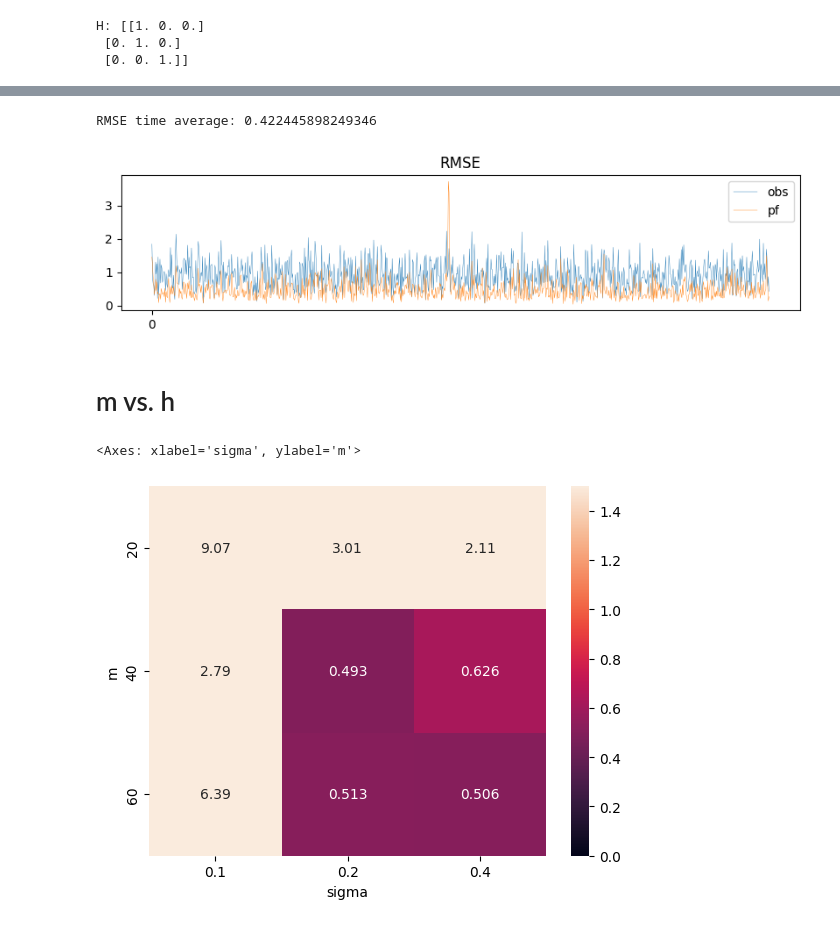
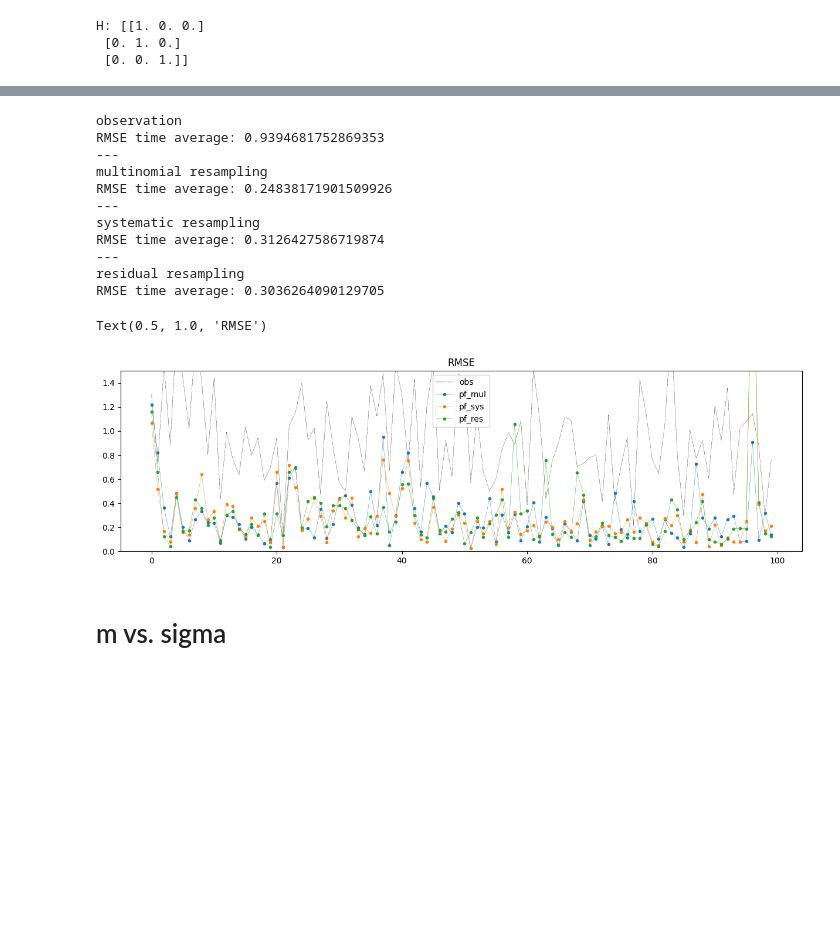
Before and after one commit to KotaTakeda/da_py, a Jupyter notebook: examples/l63_pf.ipynb, the cells around one changed output, grey strips where cells are left out. Drawn from its saved outputs; the diff is of its cells as text; code cells hidden in the pictures; blank space fills up the shorter version.

Commit message:
update resampling methods

```diff
--- a/examples/l63_pf.ipynb
+++ b/examples/l63_pf.ipynb
@@ -109,22 +137,36 @@ x_assim = pf.x
-# %%
-# plot rmse
-vis_per = 1
-fig, ax = plt.subplots(figsize=(10, 2))
-plot_loss(x_true[:end_step:vis_per]@H.T, y[:end_step:vis_per], loss_rms, ax=ax, label='obs', lw=0.3)
-plot_loss(x_true[:end_step:vis_per], x_assim[:end_step:vis_per], loss_rms, ax=ax, label='pf', lw=0.3)
-# plt.plot(np.sqrt(pf.trP), lw=0.3, label='trP')
-ax.legend()
-# ax.set_ylim([0,5])
-ax.set_title("RMSE")
-ax.set_xticks(np.arange(0, len(x_true[:end_step:vis_per]), len(x_true[:end_step:vis_per])//vis_per))
-ax.set_xticklabels(np.arange(0, end_step, end_step//vis_per))
-print("RMSE time average:", loss_rms(x_true[:end_step], x_assim)[len(x_assim)//4*3:].mean())
-# print("RMSE time average:", loss_rms(x_true[:end_step:vis_per]@H.T, y[:end_step:vis_per]).mean())
-# %% [output]
-RMSE time average: 0.422445898249346
-[figure, removed]
+# %%
+# plot rmse
+vis_per = 10
+fig, ax = plt.subplots(figsize=(15, 4))
+plot_loss(x_true[:end_step:vis_per]@H.T, y[:end_step:vis_per], loss_rms, ax=ax, label='obs', lw=0.3, ls="dashed", color="black")
+print("observation")
+print("RMSE time average:", loss_rms(x_true[:end_step:vis_per]@H.T, y[:end_step:vis_per]).mean())
+for opt, pf in pf_results.items():
+    print("---")
+    print(opt + " resampling")
+    plot_loss(x_true[:end_step:vis_per], pf.x[:end_step:vis_per], loss_rms, ax=ax, label='pf_' + opt[:3], lw=0.3, marker=".")
+    print("RMSE time average:", loss_rms(x_true[:end_step], pf.x)[len(pf.x)//4*3:].mean())
+    # print("ESS:", pf._caluculate_eff(pf.W))
+
+ax.legend()
+ax.set_ylim([0, 1.5*r])
+ax.set_title("RMSE")
+# %% [output]
+observation
+RMSE time average: 0.9394681752869353
+---
+multinomial resampling
+RMSE time average: 0.24838171901509926
+---
+systematic resampling
+RMSE time average: 0.3126427586719874
+---
+residual resampling
+RMSE time average: 0.3036264090129705
+Text(0.5, 1.0, 'RMSE')
+[figure, added]
 # %% [markdown]
-# m vs. h
+# m vs. sigma
 # %%
 def compute_rmse(simulate_params):
     m, sigma = simulate_params.values()
@@ -151,6 +194,0 @@ df = grid_search2(compute_rmse, "m", m_list, "sigma", sigma_list, n_multi=1, mul
-# %%
-import seaborn as sns
-sns.heatmap(df, annot=True, fmt=".3g", vmax=r*1.5, vmin=max([0.0, r-1.0]))
-# %% [output]
-<Axes: xlabel='sigma', ylabel='m'>
-[figure, removed]
```
Also changed, not shown: parts of 3 cells of this notebook, 3 other files.
